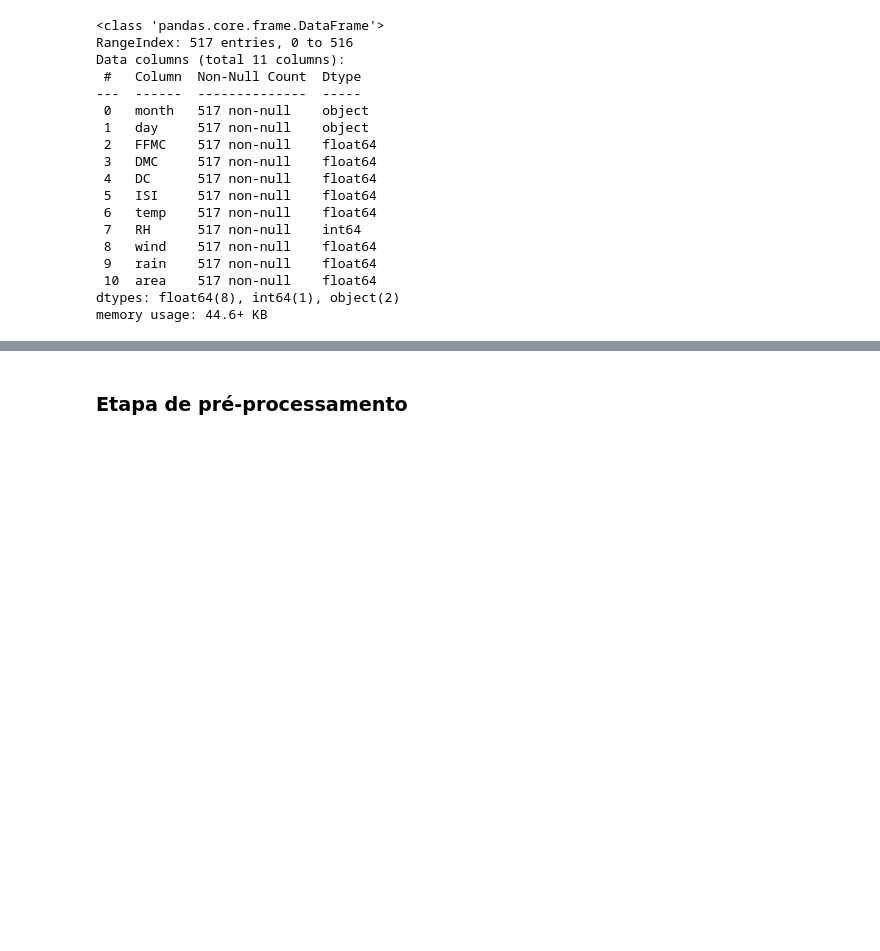
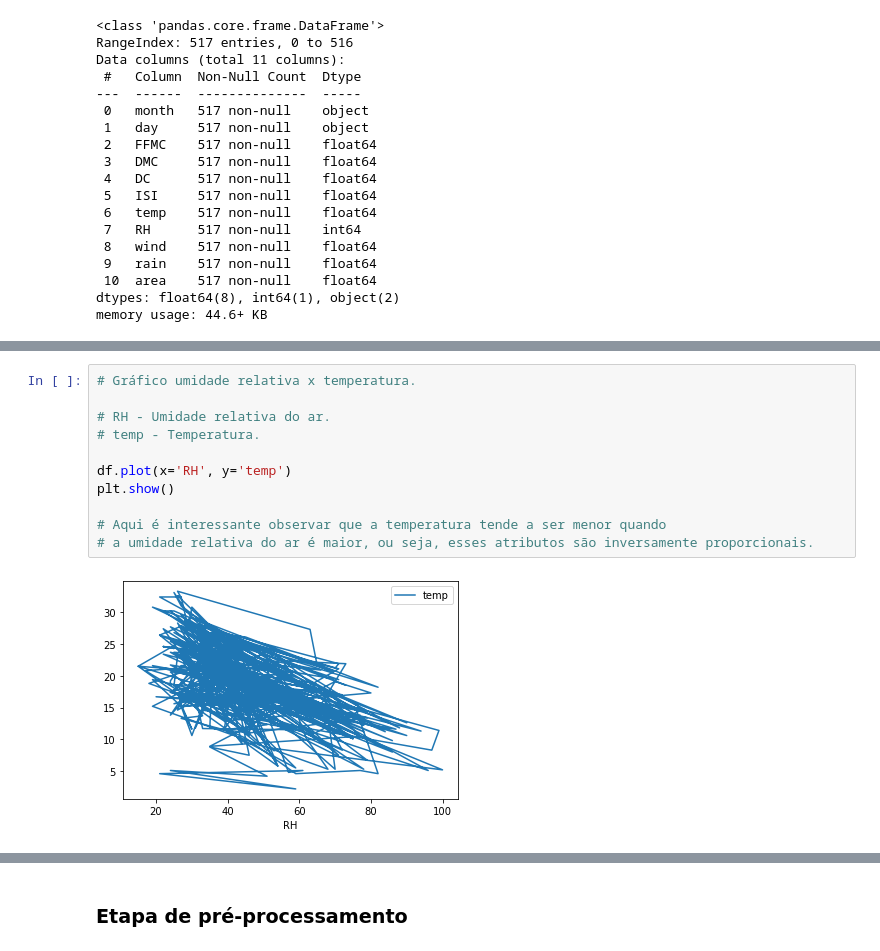
Before and after one commit to ArthurSudbrackIbarra/Trab-Final-SGBD, a Jupyter notebook: nosso-notebook.ipynb, the cells around one changed output, grey strips where cells are left out. Drawn from its saved outputs; the diff is of its cells as text; blank space fills up the shorter version.

```diff
--- a/nosso-notebook.ipynb
+++ b/nosso-notebook.ipynb
@@ -63,0 +92,13 @@ memory usage: 44.6+ KB
+# %%
+# Gráfico umidade relativa x temperatura.
+
+# RH - Umidade relativa do ar.
+# temp - Temperatura.
+
+df.plot(x='RH', y='temp')
+plt.show()
+
+# Aqui é interessante observar que a temperatura tende a ser menor quando
+# a umidade relativa do ar é maior, ou seja, esses atributos são inversamente proporcionais.
+# %% [output]
+[figure, added]
```
Also changed, not shown: parts of 12 cells of this notebook.
